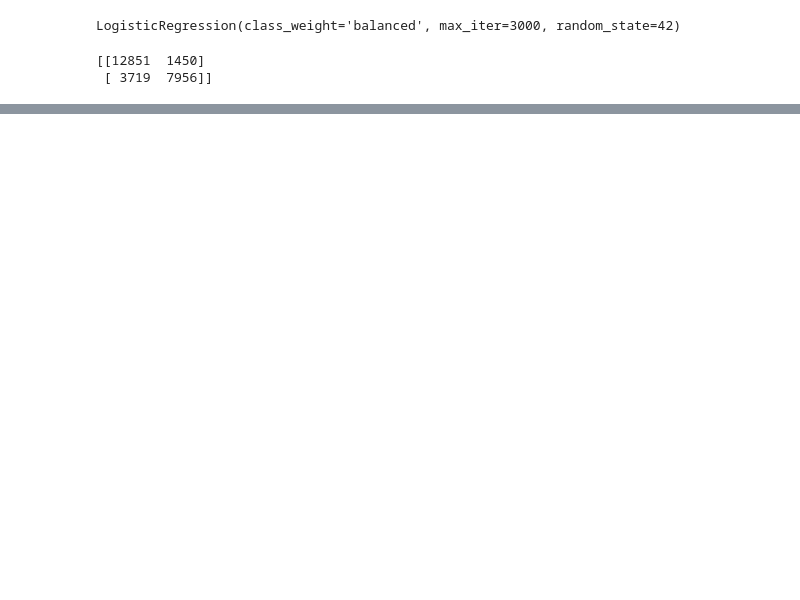
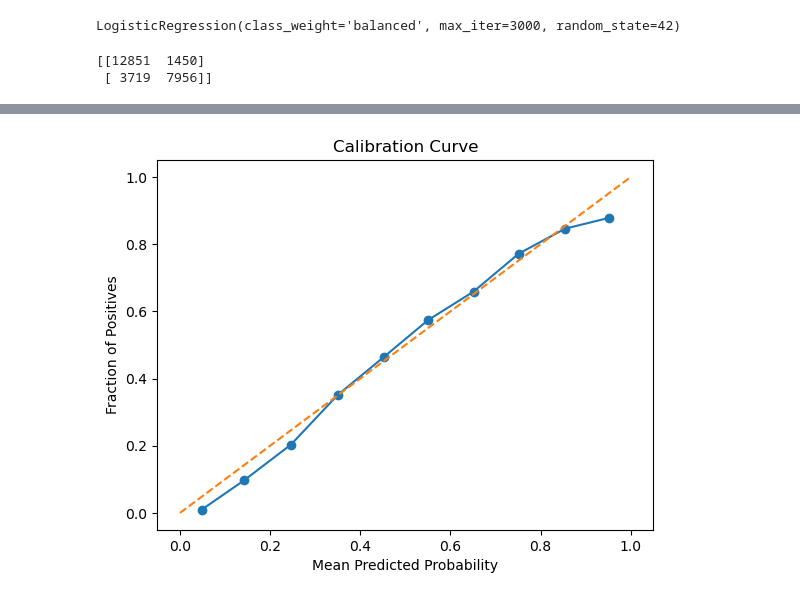
Before and after one commit to padrigon-lynbert/Airline_satisfactory_model, a Jupyter notebook: airline.ipynb, the cells around one changed output, grey strips where cells are left out. Drawn from its saved outputs; the diff is of its cells as text; code cells hidden in the pictures; blank space fills up the shorter version.

```diff
--- a/airline.ipynb
+++ b/airline.ipynb
@@ -99,0 +110,14 @@ sns.heatmap(cm, annot=True, fmt='g',xticklabels=['Predicted True', 'Predicted Fa
+# %%
+prob_true, prob_pred = calibration_curve(y_test, y_prob_positive_class, n_bins=10)
+plt.plot(prob_pred, prob_true, marker='o')
+plt.plot([0, 1], [0, 1], linestyle='--')
+plt.xlabel('Mean Predicted Probability')
+plt.ylabel('Fraction of Positives')
+plt.title('Calibration Curve')
+
+save_path = "D:\manualCDmanagement\codes\Projects\VMs\skl algorithms\Logistic Regression/pyenv1/Storage"
+savename = 'callibration_curve.png'
+save_this = os.path.join(save_path, savename)
+plt.savefig(save_this)
+# %% [output]
+[figure, added]
```
Also changed, not shown: parts of 5 cells of this notebook, 4 other files.
